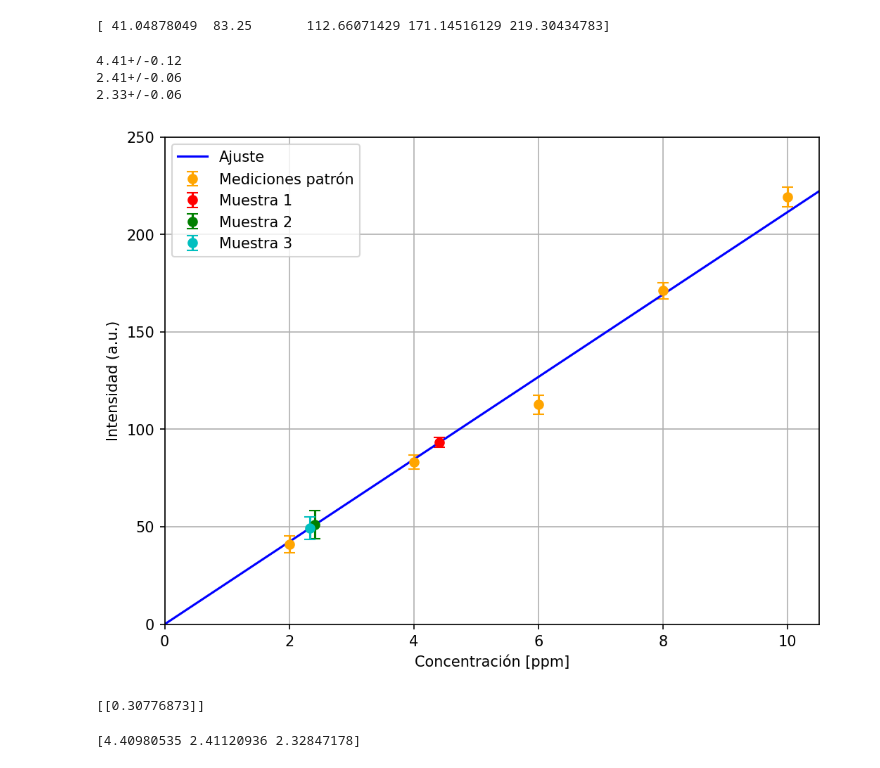
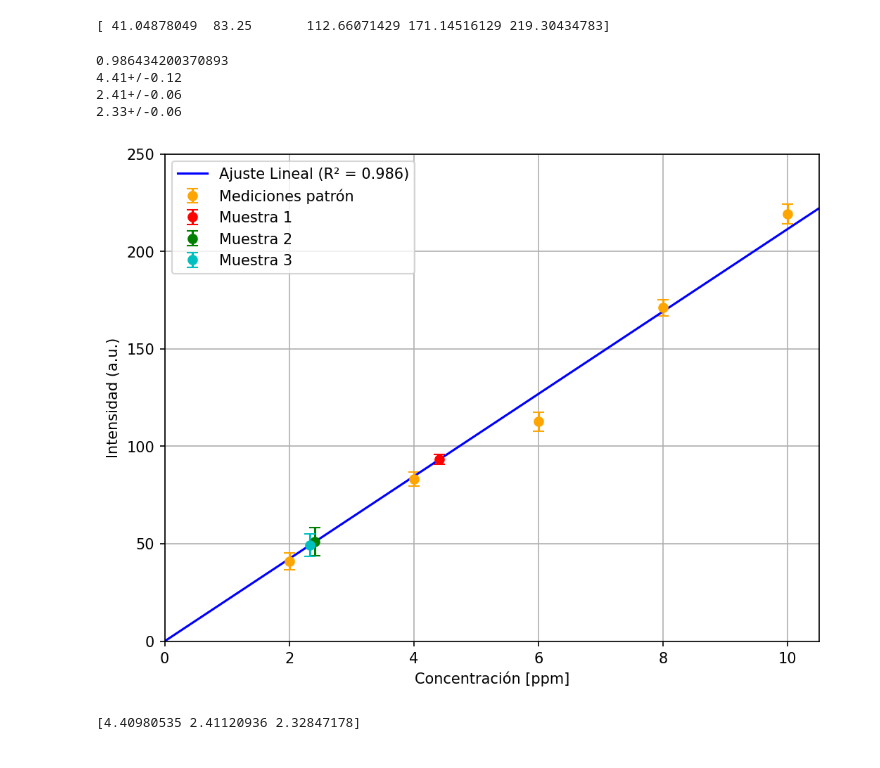
Before and after one commit to Brethis/Laboratorio-4-Fisica-Experimental-II, a Jupyter notebook: Experimento_Fotometria_de_Llama_Experimental_2.ipynb, the cells around one changed output. Saved outputs shown, nothing was run; the diff lists cells and outputs as text; code cells hidden in the pictures.

```diff
--- a/Experimento_Fotometria_de_Llama_Experimental_2.ipynb
+++ b/Experimento_Fotometria_de_Llama_Experimental_2.ipynb
@@ -12,6 +13,6 @@ import uncertainties as uc
 # %%
 #datos = pd.read_csv('/content/drive/MyDrive/Emisiones_9.csv')
-ppm= [2,4,6,8,10]
+ppm= np.array([2,4,6,8,10])
 
 #print(datos)
 #plt.plot(datos.iloc[:,0].values, datos.iloc[:,2].values, '.', color= 'red')
@@ -39,39 +40,40 @@ print(datos_ajuste[:,0])
 def ajuste(x, A):
   return A*x
 
 popt, pcov = curve_fit(ajuste, ppm, datos_ajuste[:,0], p0=1)
 
 plt.figure(figsize=(8,6), dpi=150)
 
+r2 = r2_score(datos_ajuste[:,0], popt[0]*ppm)
+print(r2)
 plt.errorbar(ppm, datos_ajuste[:,0], datos_ajuste[:,1] , capsize=4, fmt='o', label='Mediciones patrón', color='orange')
 plt.errorbar(datos_desc[0,0]/popt, datos_desc[0,0], datos_desc[0,1] , capsize=4, fmt='or', label='Muestra 1')
 plt.errorbar(datos_desc[1,0]/popt, datos_desc[1,0], datos_desc[1,1] , capsize=4, fmt='og', label='Muestra 2')
 plt.errorbar(datos_desc[2,0]/popt, datos_desc[2,0], datos_desc[2,1] , capsize=4, fmt='oc', label='Muestra 3')
-plt.plot(np.linspace(0,12,100),  popt* np.linspace(0,12,100), '-b', label='Ajuste')
+plt.plot(np.linspace(0,12,100),  popt* np.linspace(0,12,100), '-b', label=f'Ajuste Lineal (R² = {r2:.3f})')
 #plt.plot(np.linspace(0,12,100), slope * np.linspace(0,12,100) + intercept, '--c', label='Ajuste con $Y_0$ libre')
 popt_uc=uc.ufloat(popt, np.sqrt(np.diag(pcov)))
 ppm1=datos_desc[0,0]/popt_uc
 ppm60=datos_desc[1,0]/popt_uc
 ppm15=datos_desc[2,0]/popt_uc
 plt.grid()
 plt.xlabel('Concentración [ppm]')
 plt.ylabel('Intensidad (a.u.)')
 plt.xlim(0,10.5)
 plt.ylim(0,250)
 #plt.xticks(np.linspace())
 plt.legend()
 print(ppm1)
 print(ppm60)
 print(ppm15)
 # %% [output]
+0.986434200370893
 4.41+/-0.12
 2.41+/-0.06
 2.33+/-0.06
-[figure, old version]
+[figure, new version]
 # %%
 print(pcov)
-# %% [output]
-[[0.30776873]]
 # %%
 datos_desc = np.array([[np.mean(datos_p.iloc[272:316,2]), np.std(datos_p.iloc[272:316,2])],
                        [np.mean(datos_p.iloc[316:380,2]), np.std(datos_p.iloc[316:380,2])],
```
Also changed, not shown: parts of 1 cell of this notebook.
